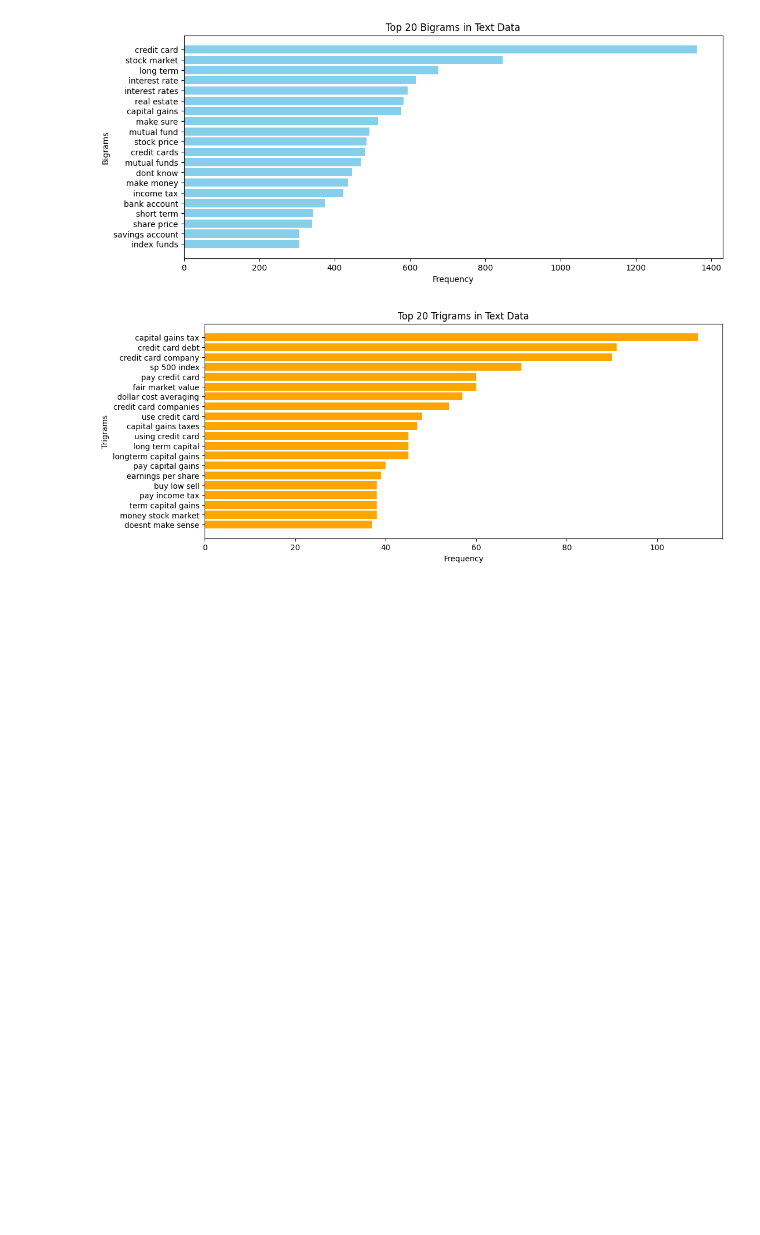
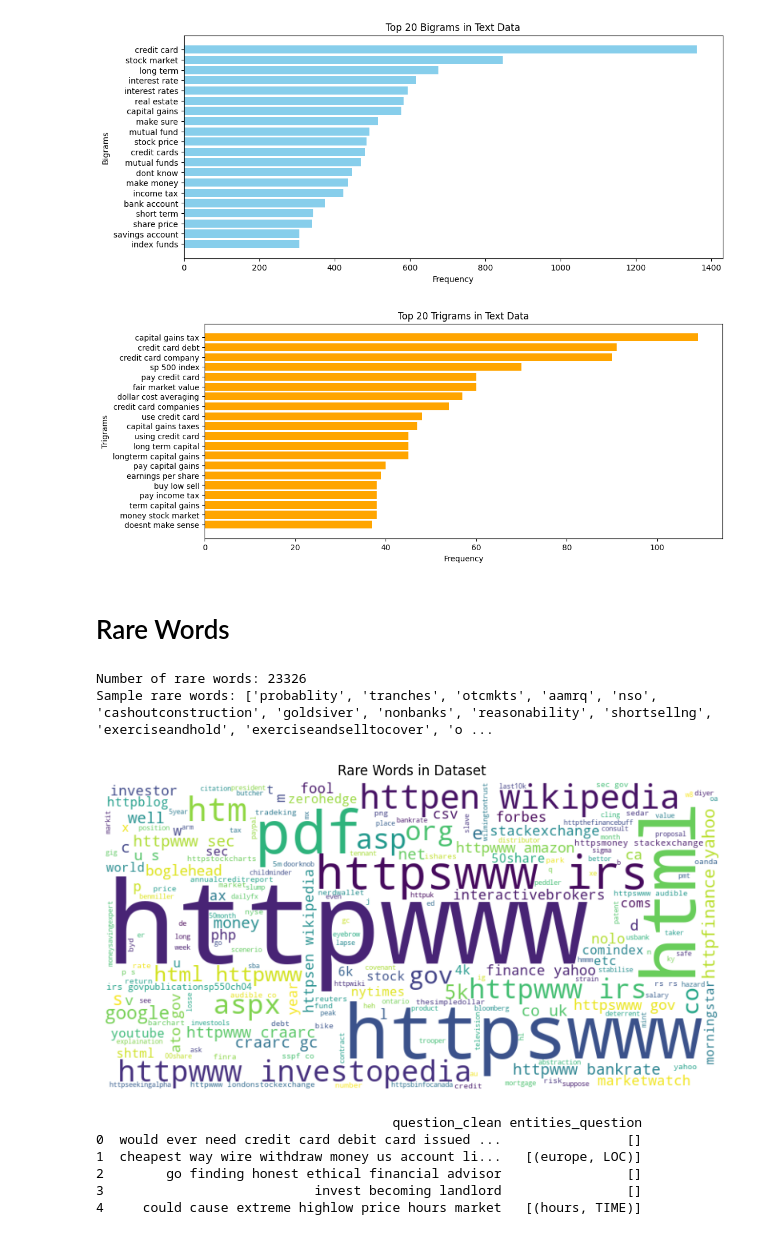
Before and after one commit to The-DigitalAcademy/DimowKay_FinBot, a Jupyter notebook: eda.ipynb, the cells around one changed output. Cells and saved outputs as stored; diff of their text form; code cells hidden in the pictures; blank space fills up the shorter version.

```diff
--- a/eda.ipynb
+++ b/eda.ipynb
@@ -139,3 +139,45 @@ plt.show()
 # %% [output]
 [figure]
 [figure]
+# %% [markdown]
+# Rare Words
+# %%
+rare_wordcloud = WordCloud(width=800, height=400, background_color="white").generate(" ".join(rare_words))
+
+print(f"Number of rare words: {len(rare_words)}")
+print("Sample rare words:", rare_words[:20])
+
+# Display the word cloud
+plt.figure(figsize=(10, 5))
+plt.imshow(rare_wordcloud, interpolation="bilinear")
+plt.axis("off")
+plt.title("Rare Words in Dataset")
+plt.show()
+# %% [output]
+Number of rare words: 23326
+Sample rare words: ['probablity', 'tranches', 'otcmkts', 'aamrq', 'nso', 'cashoutconstruction', 'goldsiver', 'nonbanks', 'reasonability', 'shortsellng', 'exerciseandhold', 'exerciseandselltocover', 'o ...
+[figure, added]
+# %%
+import spacy
+
+# Load spaCy model
+nlp = spacy.load("en_core_web_sm")  # Standard model (or "en_core_web_md" for better accuracy)
+
+# Example function to extract named entities
+def extract_entities(text):
+    doc = nlp(text)
+    return [(ent.text, ent.label_) for ent in doc.ents]
+
+# Apply to dataset
+df['entities_question'] = df['question_clean'].apply(extract_entities)
+df['entities_answer'] = df['answer_clean'].apply(extract_entities)
+
+# Display sample entity extraction
+print(df[['question_clean', 'entities_question']].head())
+# %% [output]
+                                      question_clean entities_question
+0  would ever need credit card debit card issued ...                []
+1  cheapest way wire withdraw money us account li...   [(europe, LOC)]
+2        go finding honest ethical financial advisor                []
+3                           invest becoming landlord                []
+4     could cause extreme highlow price hours market   [(hours, TIME)]
```
Also changed, not shown: parts of 2 cells of this notebook.
